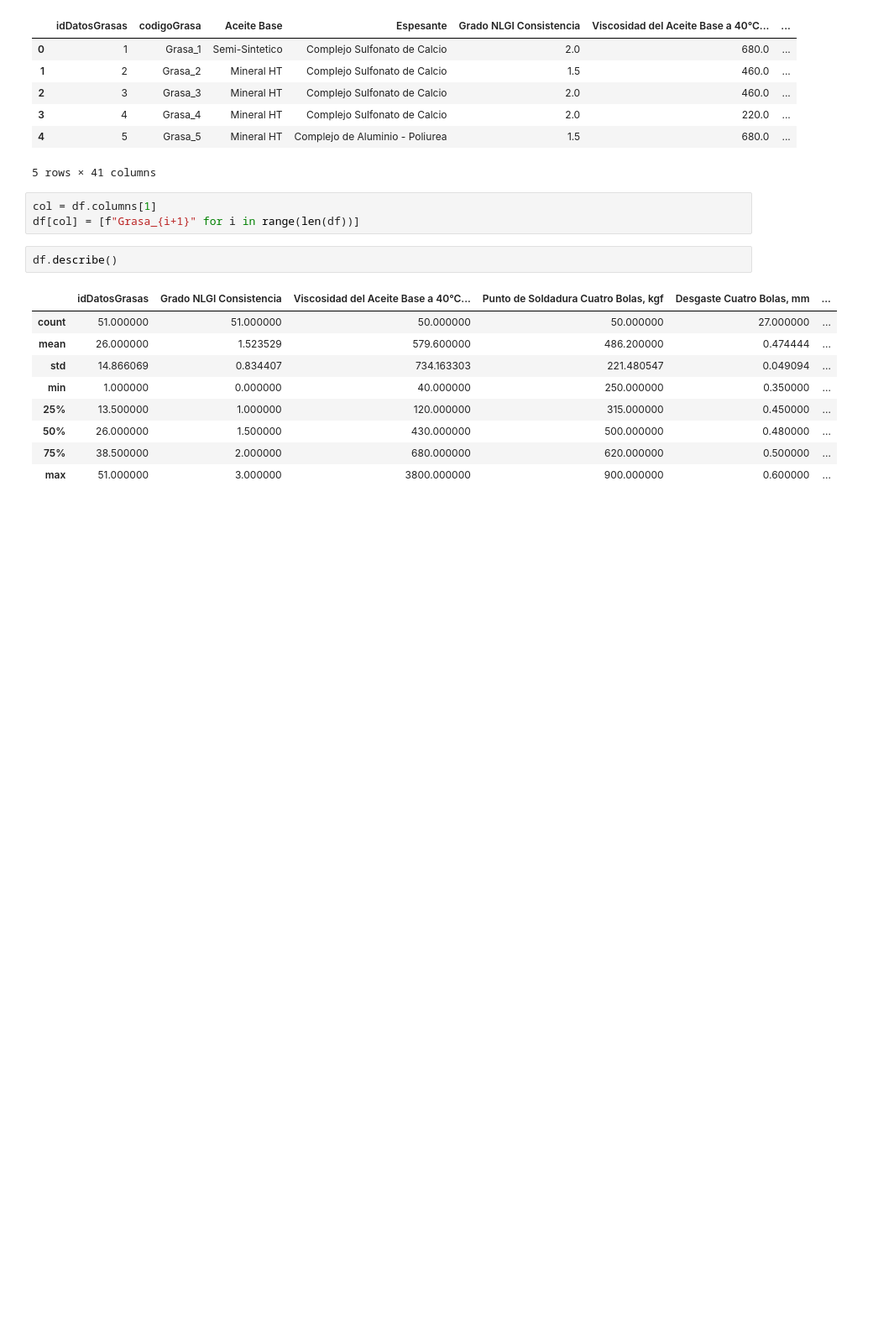
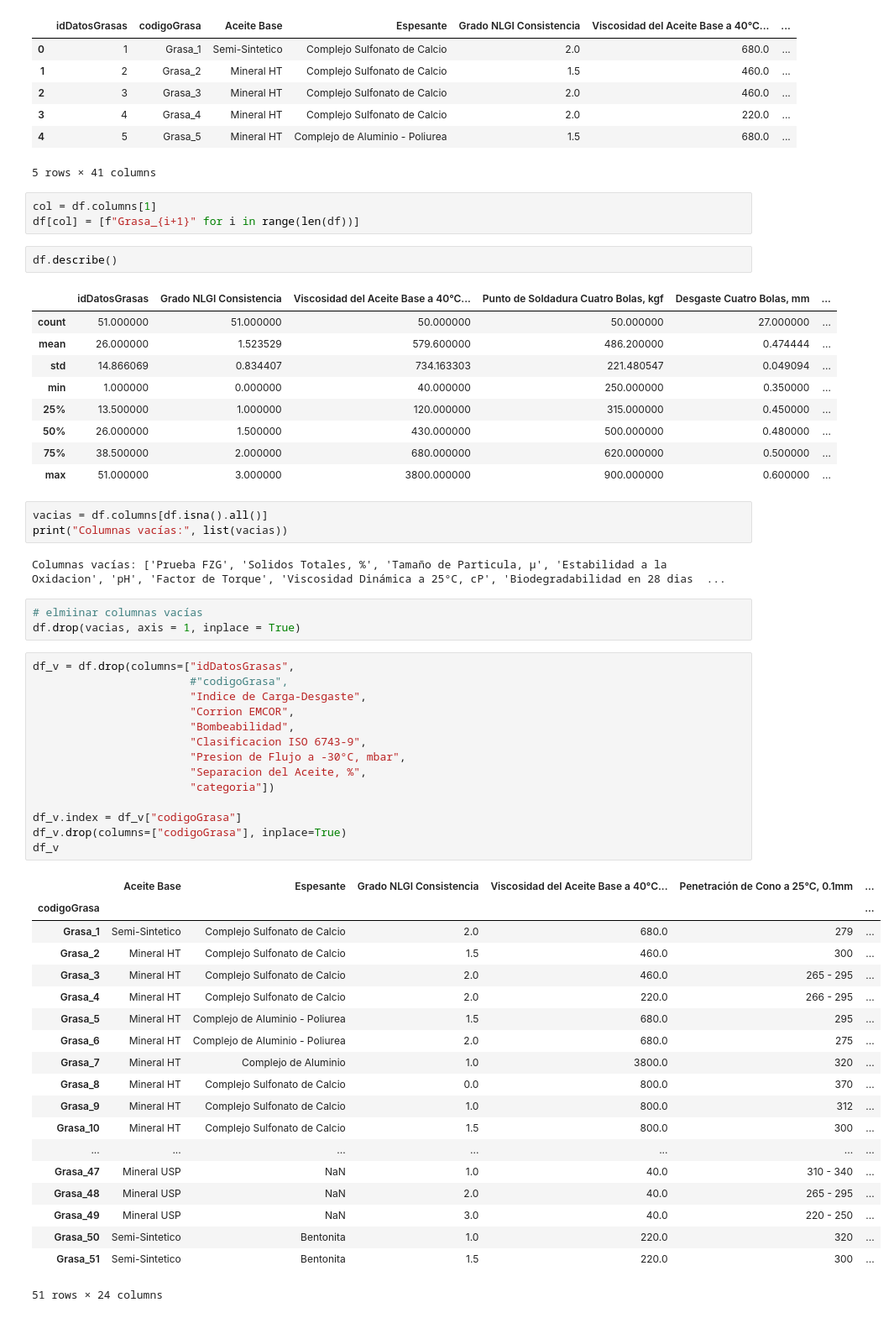
Before and after one commit to luiscarlosmarrufo/reto-interlub, a Jupyter notebook: notebooks/exploration.ipynb, the cells around one changed output. Shown at 84% size. Cells and saved outputs as stored; diff of their text form; blank space fills up the shorter version.

```diff
--- a/notebooks/exploration.ipynb
+++ b/notebooks/exploration.ipynb
@@ -27,3 +27,45 @@ df.describe()
 | 50% | 26.000000 | 1.500000 | 430.000000 | 500.000000 | 0.480000 | ... |
 | 75% | 38.500000 | 2.000000 | 680.000000 | 620.000000 | 0.500000 | ... |
 | max | 51.000000 | 3.000000 | 3800.000000 | 900.000000 | 0.600000 | ... |
+# %%
+vacias = df.columns[df.isna().all()]
+print("Columnas vacías:", list(vacias))
+# %% [output]
+Columnas vacías: ['Prueba FZG', 'Solidos Totales, %', 'Tamaño de Particula, µ', 'Estabilidad a la Oxidacion', 'pH', 'Factor de Torque', 'Viscosidad Dinámica a 25°C, cP', 'Biodegradabilidad en 28 dias  ...
+# %%
+# elmiinar columnas vacías
+df.drop(vacias, axis = 1, inplace = True)
+# %%
+df_v = df.drop(columns=["idDatosGrasas",
+                        #"codigoGrasa",
+                        "Indice de Carga-Desgaste",
+                        "Corrion EMCOR",
+                        "Bombeabilidad",
+                        "Clasificacion ISO 6743-9",
+                        "Presion de Flujo a -30°C, mbar",
+                        "Separacion del Aceite, %",
+                        "categoria"])
+
+df_v.index = df_v["codigoGrasa"]
+df_v.drop(columns=["codigoGrasa"], inplace=True)
+df_v
+# %% [output]
+|  | Aceite Base | Espesante | Grado NLGI Consistencia | Viscosidad del Aceite Base a 40°C... | Penetración de Cono a 25°C, 0.1mm | ... |
+| codigoGrasa |  |  |  |  |  | ... |
+| Grasa_1 | Semi-Sintetico | Complejo Sulfonato de Calcio | 2.0 | 680.0 | 279 | ... |
+| Grasa_2 | Mineral HT | Complejo Sulfonato de Calcio | 1.5 | 460.0 | 300 | ... |
+| Grasa_3 | Mineral HT | Complejo Sulfonato de Calcio | 2.0 | 460.0 | 265 - 295 | ... |
+| Grasa_4 | Mineral HT | Complejo Sulfonato de Calcio | 2.0 | 220.0 | 266 - 295 | ... |
+| Grasa_5 | Mineral HT | Complejo de Aluminio - Poliurea | 1.5 | 680.0 | 295 | ... |
+| Grasa_6 | Mineral HT | Complejo de Aluminio - Poliurea | 2.0 | 680.0 | 275 | ... |
+| Grasa_7 | Mineral HT | Complejo de Aluminio | 1.0 | 3800.0 | 320 | ... |
+| Grasa_8 | Mineral HT | Complejo Sulfonato de Calcio | 0.0 | 800.0 | 370 | ... |
+| Grasa_9 | Mineral HT | Complejo Sulfonato de Calcio | 1.0 | 800.0 | 312 | ... |
+| Grasa_10 | Mineral HT | Complejo Sulfonato de Calcio | 1.5 | 800.0 | 300 | ... |
+| ... | ... | ... | ... | ... | ... | ... |
+| Grasa_47 | Mineral USP | NaN | 1.0 | 40.0 | 310 - 340 | ... |
+| Grasa_48 | Mineral USP | NaN | 2.0 | 40.0 | 265 - 295 | ... |
+| Grasa_49 | Mineral USP | NaN | 3.0 | 40.0 | 220 - 250 | ... |
+| Grasa_50 | Semi-Sintetico | Bentonita | 1.0 | 220.0 | 320 | ... |
+| Grasa_51 | Semi-Sintetico | Bentonita | 1.5 | 220.0 | 300 | ... |
+51 rows × 24 columns
```
Also changed, not shown: parts of 2 cells of this notebook, 1 other file.
